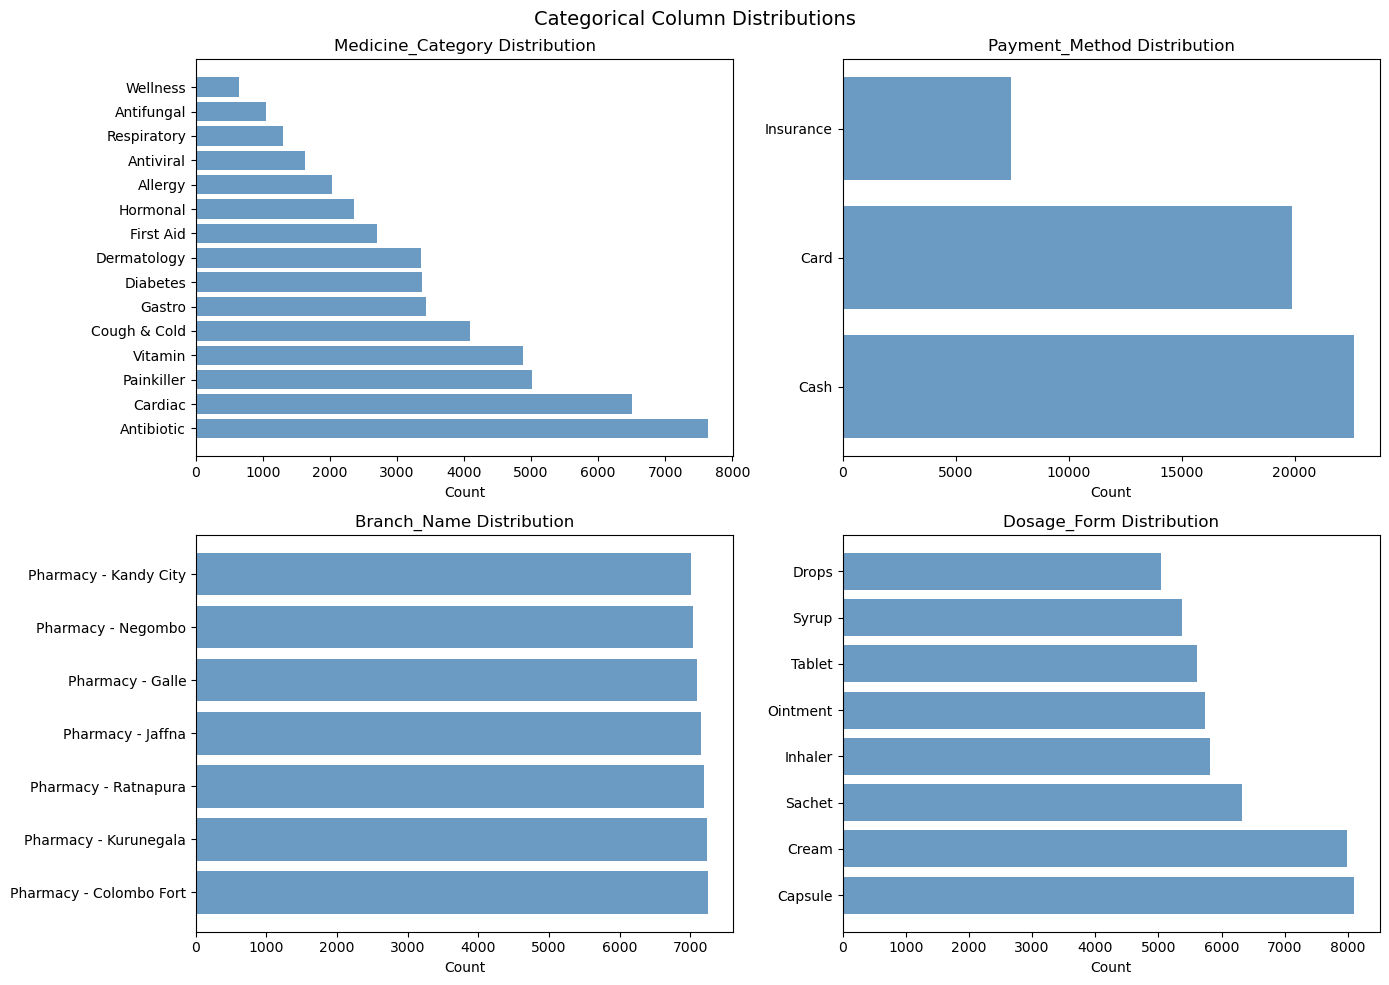
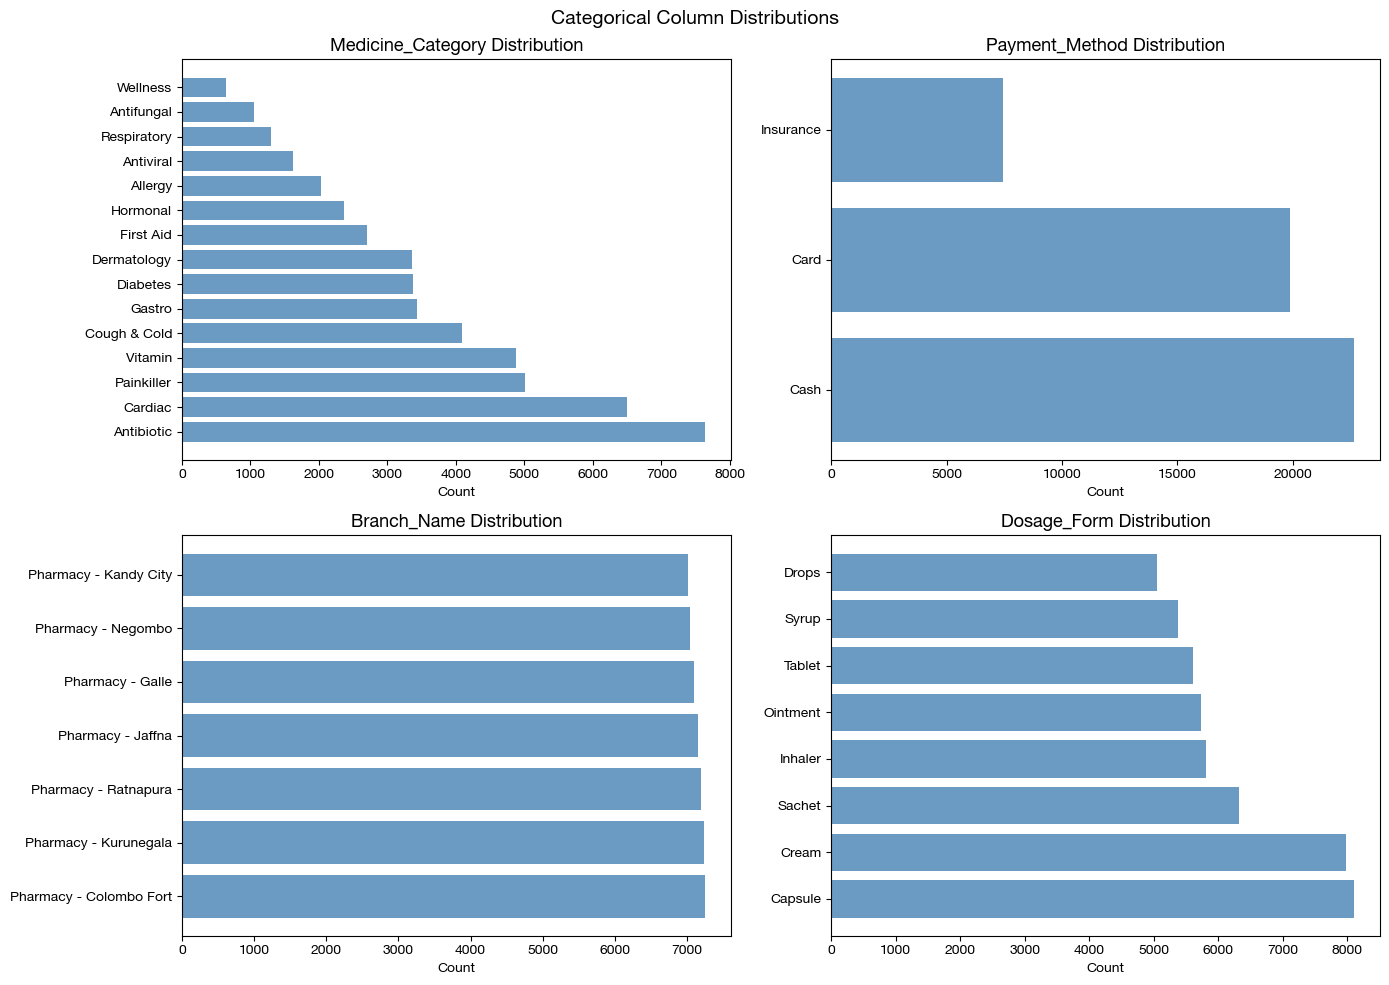
The notebook cell's code change between the first figure and the second:
--- before
+++ after
@@ -11,3 +11,4 @@
 plt.suptitle("Categorical Column Distributions", fontsize=14)
 plt.tight_layout()
+plt.savefig("categorical_distributions.png", dpi=150, bbox_inches="tight") 
 plt.show()

Commit: final